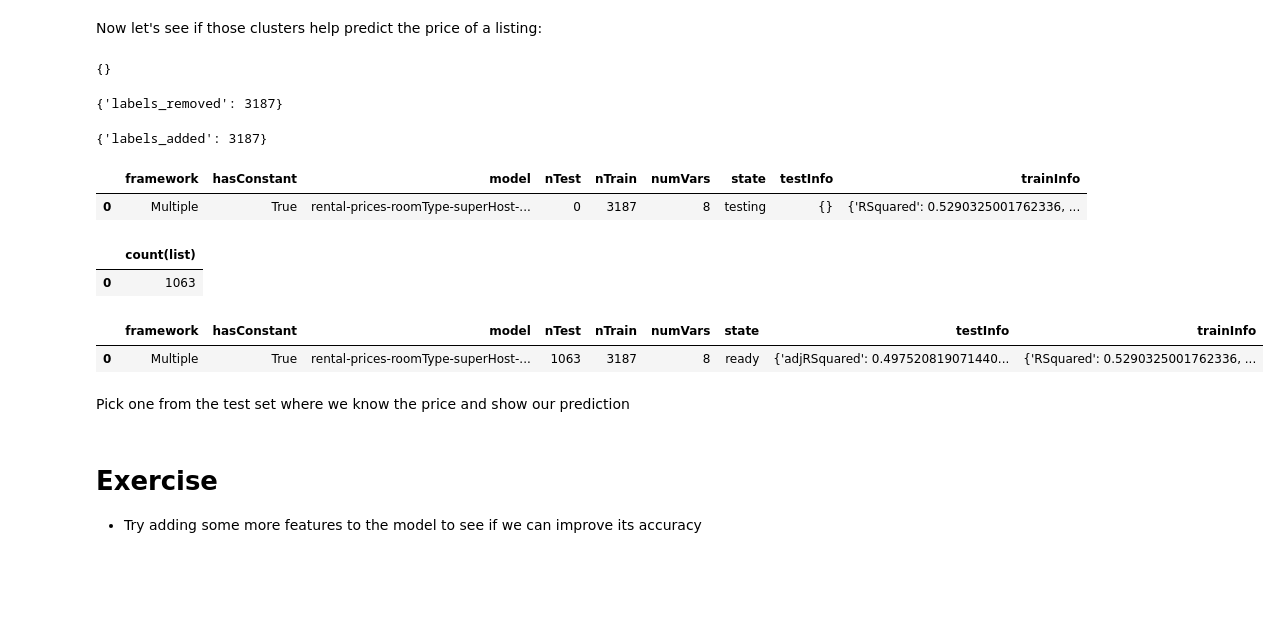
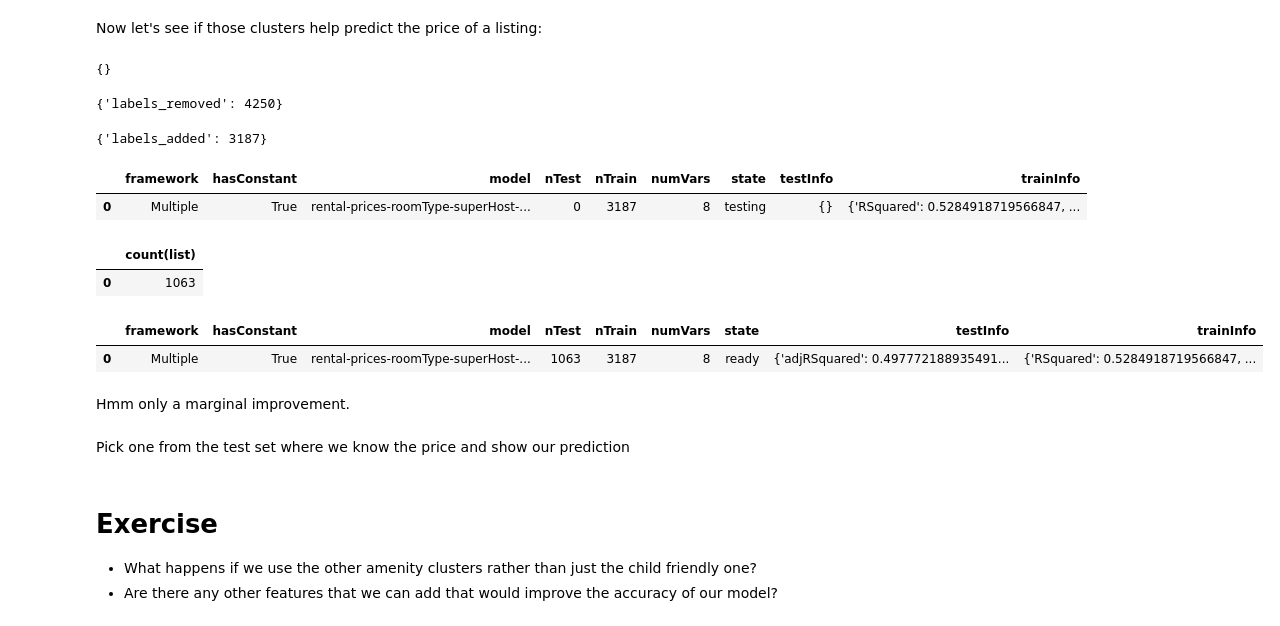
Before and after one commit to neo4j-contrib/training, a Jupyter notebook: ml_ai/04_Predictions.ipynb, the cells around one changed output. Drawn from its saved outputs; the diff is of its cells as text; code cells hidden in the pictures; blank space fills up the shorter version.

```diff
--- a/ml_ai/04_Predictions.ipynb
+++ b/ml_ai/04_Predictions.ipynb
@@ -587,7 +587,7 @@ display(graph.run(amenity_clusters_friendly_name).summary().counters)
 # %% [markdown]
 Now let's see if those clusters help predict the price of a listing:
 # %%
-model_name = "rental-prices-roomType-superHost-child2"
+model_name = "rental-prices-roomType-superHost-child3"
 
 count_query = """
 match (l:Listing)
@@ -625,9 +625,7 @@ CALL regression.linear.add($modelName,
      list.bathrooms,
      size((list)<-[:REVIEWS]-()) * 1.0,
      CASE WHEN host.superhost THEN 1.0 ELSE 0.0 END,
-     CASE WHEN exists((list)-[:HAS]->()-[:IN_CLUSTER]->(:AmenityCluster {label: $childCluster}))
-          THEN 1.0
-          ELSE 0.0 END
+     size((list)-[:HAS]->()-[:IN_CLUSTER]->(:AmenityCluster {label: $childCluster})) * 1.0
     ],
     algo.ml.oneHotEncoding(roomTypes, [list.roomType])
   ]),
@@ -654,42 +652,43 @@ MATCH (list:Test)<-[:HOSTS]-(host)
 WHERE NOT list:Seen
 CALL regression.linear.add($modelName,
   apoc.coll.flatten([
     [list.bedrooms,
      list.bathrooms,
      size((list)<-[:REVIEWS]-()) * 1.0,
      CASE WHEN host.superhost THEN 1.0 ELSE 0.0 END,
-     CASE WHEN exists((list)-[:HAS]->()-[:IN_CLUSTER]->(:AmenityCluster {label: $childCluster}))
-          THEN 1.0
-          ELSE 0.0 END
+     size((list)-[:HAS]->()-[:IN_CLUSTER]->(:AmenityCluster {label: $childCluster})) * 1.0
     ],
     algo.ml.oneHotEncoding(roomTypes, [list.roomType])
   ]),
   list.price, "test"
 )
 SET list:Seen
 RETURN count(list)
 """
 
 display(graph.run(add_test_data_query, {"modelName": model_name, "childCluster": 88}).to_data_frame())
 
 test_model_query = """
 CALL regression.linear.test($modelName)
 """
 
 display(graph.run(test_model_query, {"modelName": model_name}).to_data_frame())
 # %% [output]
 {}
-{'labels_removed': 3187}
+{'labels_removed': 4250}
 {'labels_added': 3187}
 |  | framework | hasConstant | model | nTest | nTrain | numVars | state | testInfo | trainInfo |
-| 0 | Multiple | True | rental-prices-roomType-superHost-... | 0 | 3187 | 8 | testing | {} | {'RSquared': 0.5290325001762336, ... |
+| 0 | Multiple | True | rental-prices-roomType-superHost-... | 0 | 3187 | 8 | testing | {} | {'RSquared': 0.5284918719566847, ... |
 |  | count(list) |
 | 0 | 1063 |
 |  | framework | hasConstant | model | nTest | nTrain | numVars | state | testInfo | trainInfo |
-| 0 | Multiple | True | rental-prices-roomType-superHost-... | 1063 | 3187 | 8 | ready | {'adjRSquared': 0.497520819071440... | {'RSquared': 0.5290325001762336, ... |
+| 0 | Multiple | True | rental-prices-roomType-superHost-... | 1063 | 3187 | 8 | ready | {'adjRSquared': 0.497772188935491... | {'RSquared': 0.5284918719566847, ... |
+# %% [markdown]
+Hmm only a marginal improvement.
 # %% [markdown]
 Pick one from the test set where we know the price and show our prediction
-# %% [markdown]
-# Exercise
-
-* Try adding some more features to the model to see if we can improve its accuracy
+# %% [markdown]
+# Exercise
+
+* What happens if we use the other amenity clusters rather than just the child friendly one?
+* Are there any other features that we can add that would improve the accuracy of our model?
```
